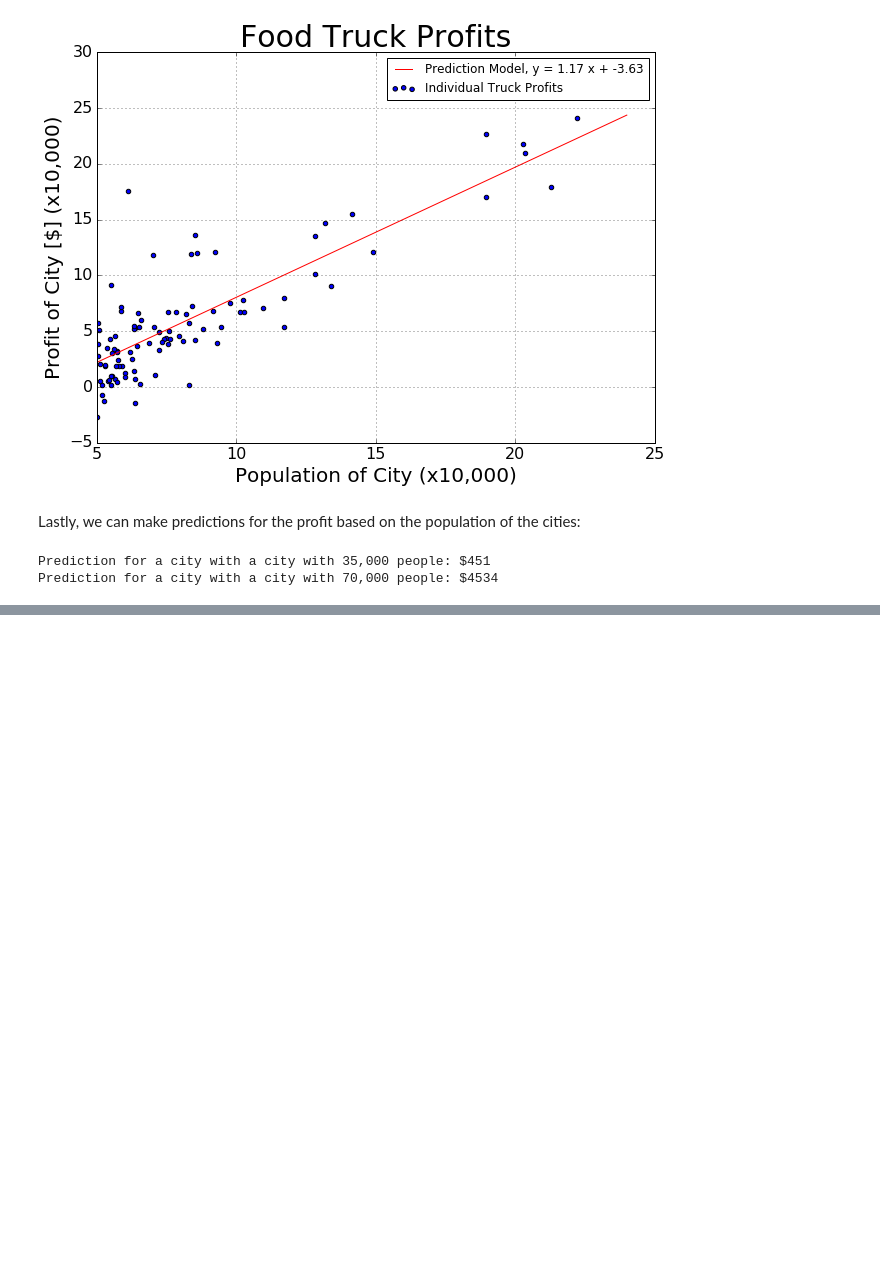
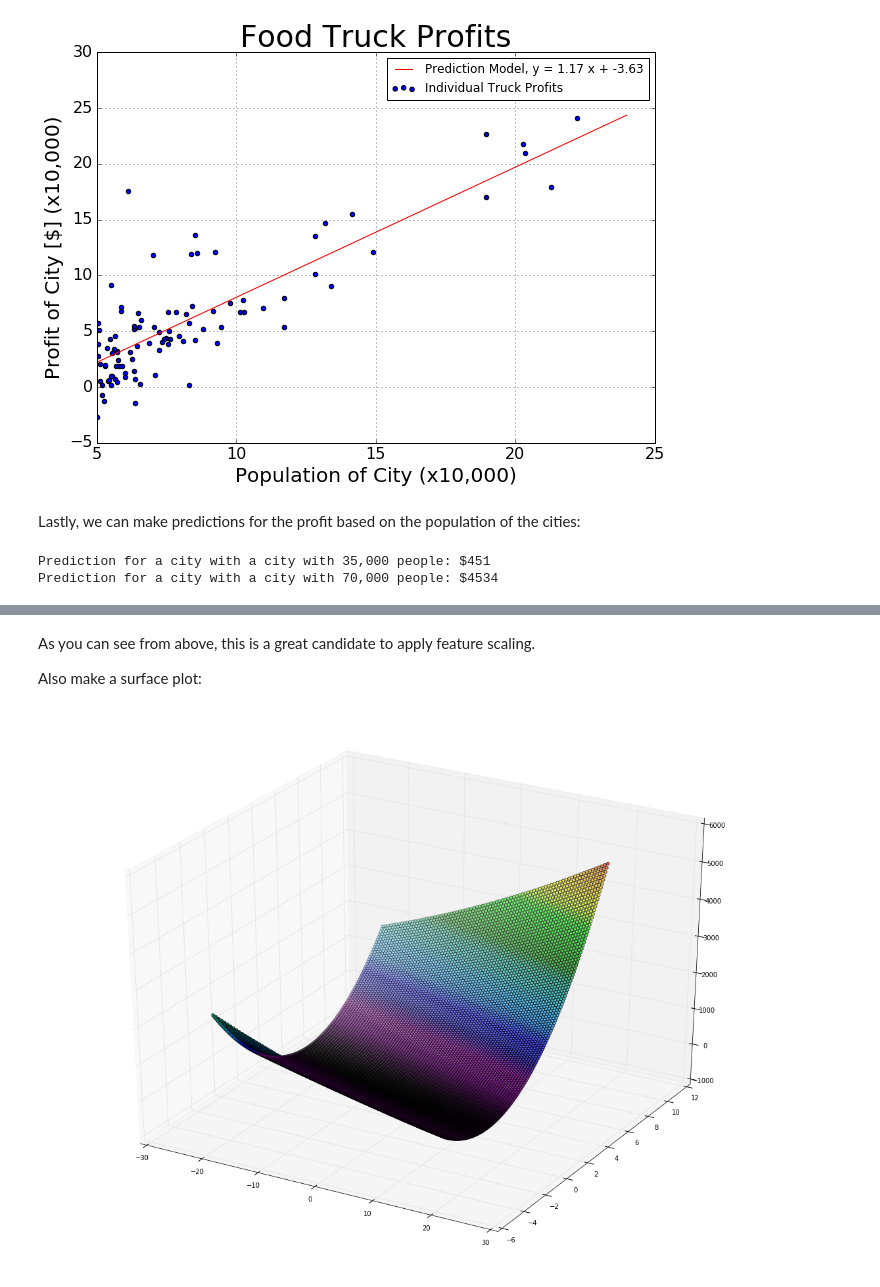
Before and after one commit to coreyjadams/machine_learning, a Jupyter notebook: machine-learning-ex1/ex1.ipynb, the cells around one changed output, grey strips where cells are left out. Saved outputs shown, nothing was run; the diff lists cells and outputs as text; code cells hidden in the pictures; blank space fills up the shorter version.

```diff
--- a/machine-learning-ex1/ex1.ipynb
+++ b/machine-learning-ex1/ex1.ipynb
@@ -189,0 +247,28 @@ Prediction for a city with a city with 70,000 people: $4534
+# %% [markdown]
+As you can see from above, this is a great candidate to apply feature scaling.
+
+Also make a surface plot:
+# %%
+#These are some required 3D dependencies:
+from mpl_toolkits.mplot3d import Axes3D
+from matplotlib import cm
+from matplotlib import colors
+
+def plotCost3D():
+
+
+    fig = plt.figure(figsize=(20,15))
+    ax = fig.gca(projection='3d')
+    X, Y = numpy.meshgrid(theta0_vals, theta1_vals)
+
+
+    surf = ax.scatter(X,Y,j_vals,c=j_vals,
+                      cmap=plt.get_cmap('spectral'),
+                      vmin=0,vmax=6000)
+
+
+    plt.show()
+
+plotCost3D()
+# %% [output]
+[figure, added]
```
Also changed, not shown: parts of 10 cells of this notebook, 1 other file.
